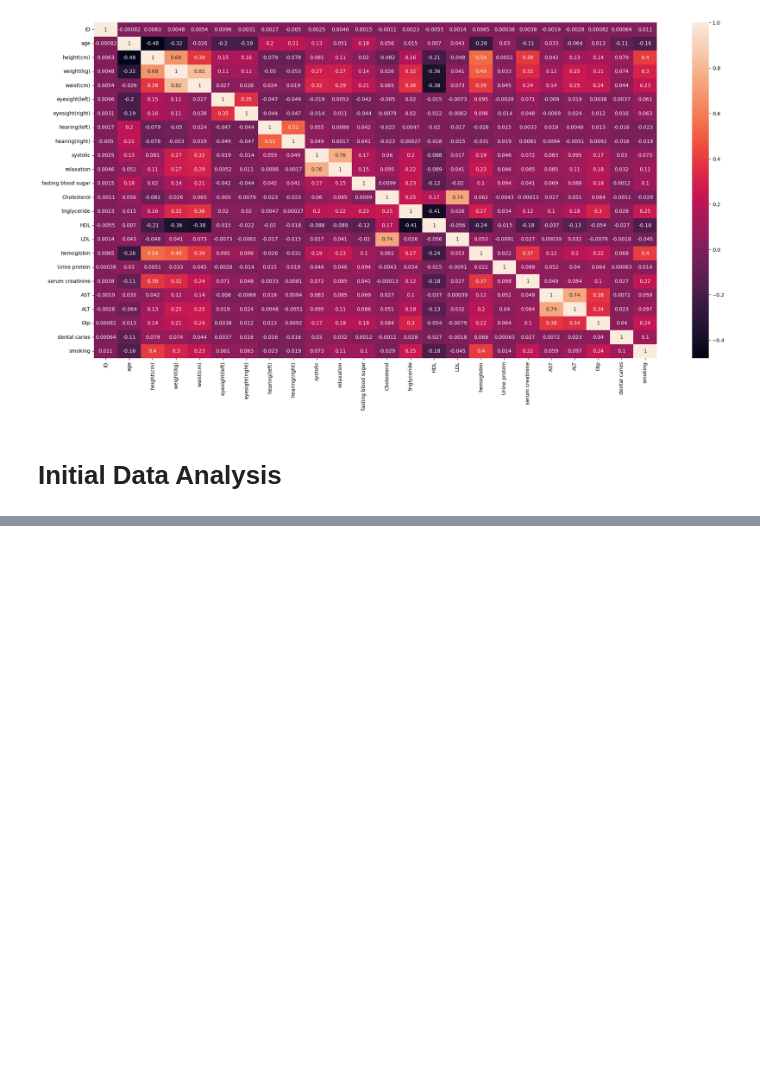
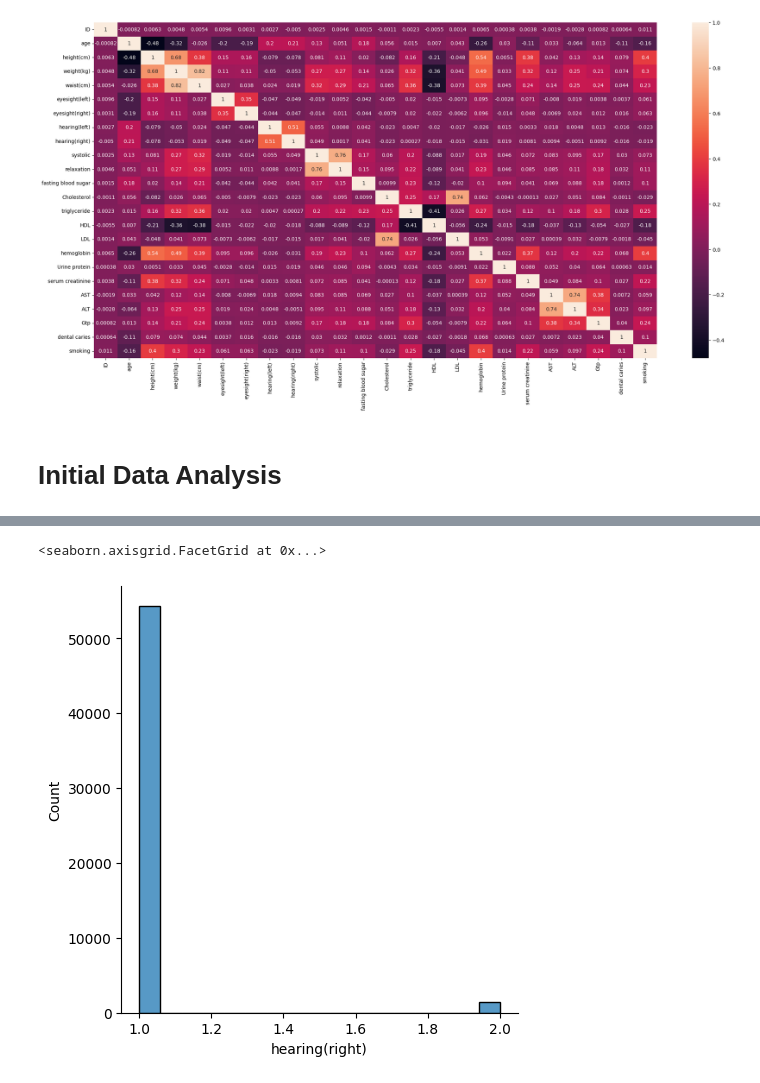
Before and after one commit to Renga1999/Data_Mining_Project_Body_Signal_due_to_smoking, a Jupyter notebook: Team2_python_project.ipynb, the cells around one changed output, grey strips where cells are left out. Cells and saved outputs as stored; diff of their text form; code cells hidden in the pictures; blank space fills up the shorter version.

```diff
--- a/Team2_python_project.ipynb
+++ b/Team2_python_project.ipynb
@@ -115,0 +127,5 @@ sns.heatmap(df.corr(), annot= True).figure.set_size_inches(25, 12)
+# %%
+sns.displot(df["hearing(right)"])
+# %% [output]
+<seaborn.axisgrid.FacetGrid at 0x...>
+[figure, added]
```
Also changed, not shown: parts of 5 cells of this notebook.
